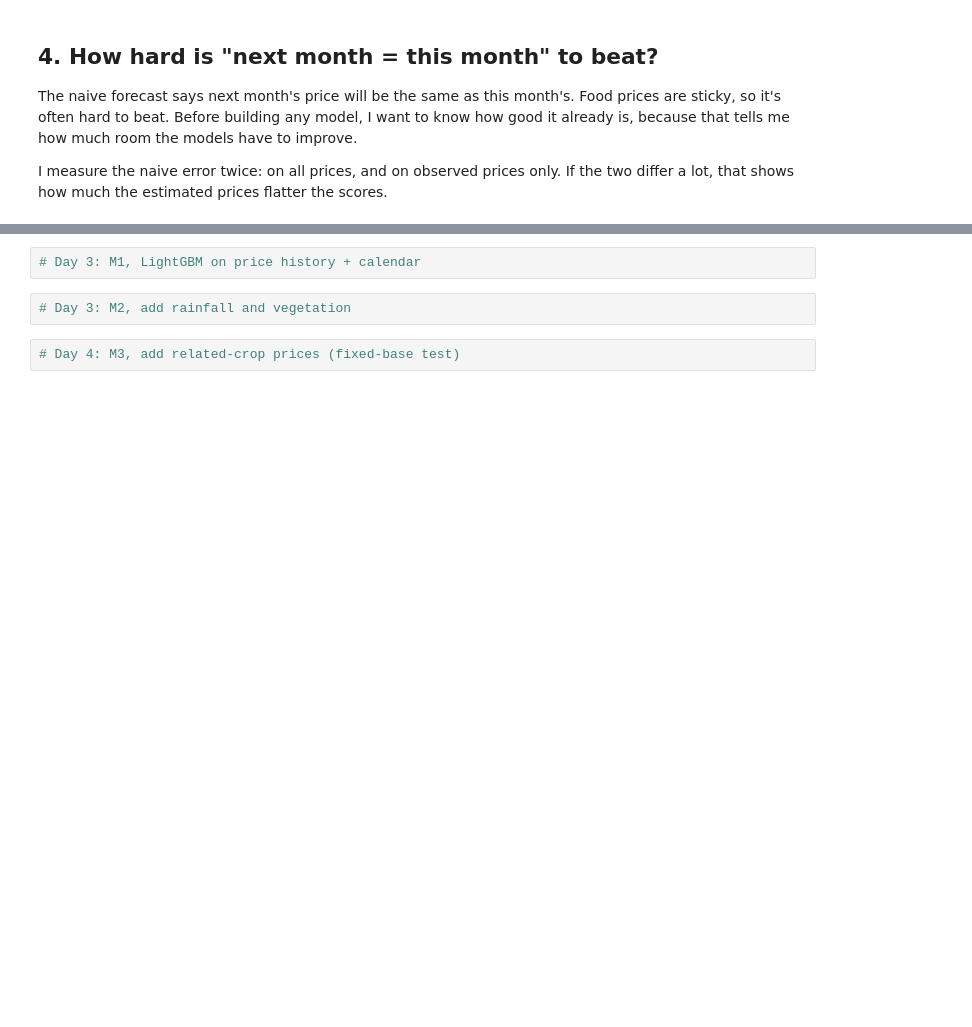
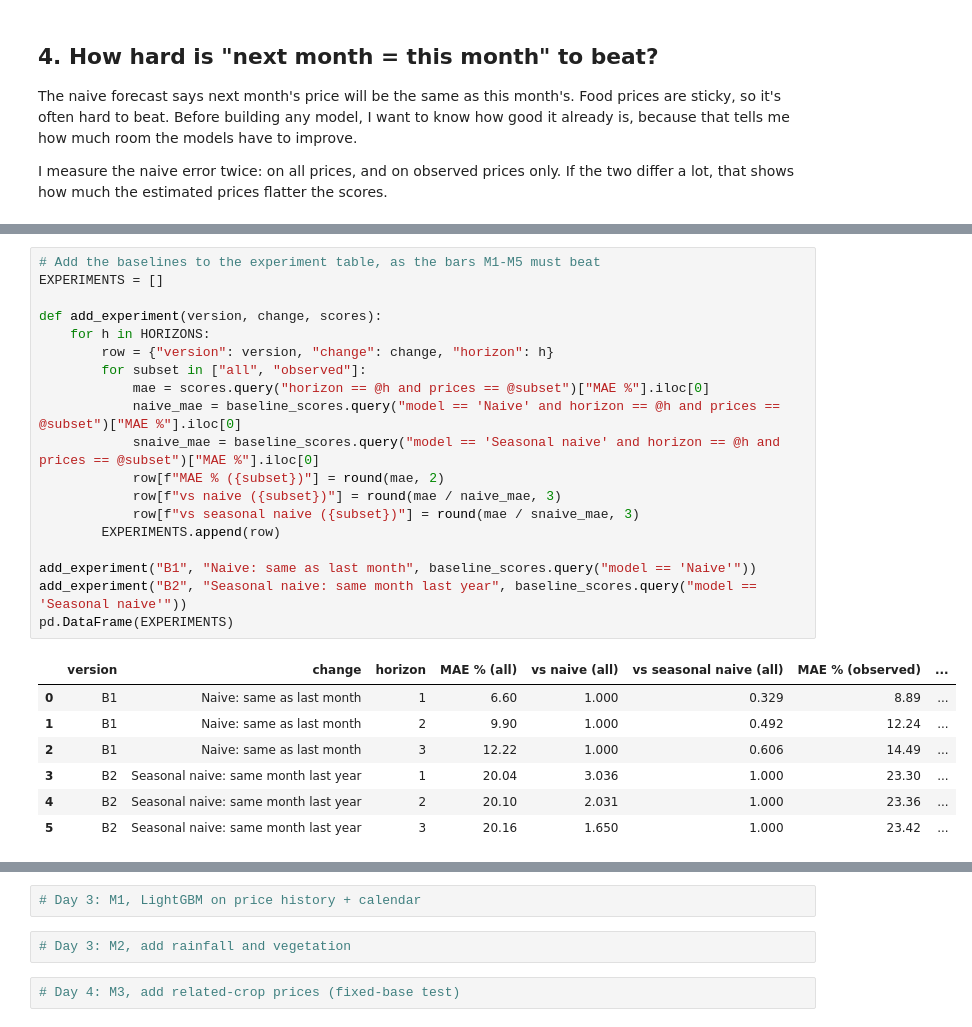
Before and after one commit to samerickwaks/sokoradar, a Jupyter notebook: notebooks/modelling/02_model_build.ipynb, the cells around one changed output, grey strips where cells are left out. Drawn from its saved outputs; the diff is of its cells as text; blank space fills up the shorter version.

```diff
--- a/notebooks/modelling/02_model_build.ipynb
+++ b/notebooks/modelling/02_model_build.ipynb
@@ -197,0 +530,27 @@ _Naive and seasonal naive, scored through the harness. These are the bars every
+# %%
+# Add the baselines to the experiment table, as the bars M1-M5 must beat
+EXPERIMENTS = []
+
+def add_experiment(version, change, scores):
+    for h in HORIZONS:
+        row = {"version": version, "change": change, "horizon": h}
+        for subset in ["all", "observed"]:
+            mae = scores.query("horizon == @h and prices == @subset")["MAE %"].iloc[0]
+            naive_mae = baseline_scores.query("model == 'Naive' and horizon == @h and prices == @subset")["MAE %"].iloc[0]
+            snaive_mae = baseline_scores.query("model == 'Seasonal naive' and horizon == @h and prices == @subset")["MAE %"].iloc[0]
+            row[f"MAE % ({subset})"] = round(mae, 2)
+            row[f"vs naive ({subset})"] = round(mae / naive_mae, 3)
+            row[f"vs seasonal naive ({subset})"] = round(mae / snaive_mae, 3)
+        EXPERIMENTS.append(row)
+
+add_experiment("B1", "Naive: same as last month", baseline_scores.query("model == 'Naive'"))
+add_experiment("B2", "Seasonal naive: same month last year", baseline_scores.query("model == 'Seasonal naive'"))
+pd.DataFrame(EXPERIMENTS)
+# %% [output]
+|  | version | change | horizon | MAE % (all) | vs naive (all) | vs seasonal naive (all) | MAE % (observed) | ... |
+| 0 | B1 | Naive: same as last month | 1 | 6.60 | 1.000 | 0.329 | 8.89 | ... |
+| 1 | B1 | Naive: same as last month | 2 | 9.90 | 1.000 | 0.492 | 12.24 | ... |
+| 2 | B1 | Naive: same as last month | 3 | 12.22 | 1.000 | 0.606 | 14.49 | ... |
+| 3 | B2 | Seasonal naive: same month last year | 1 | 20.04 | 3.036 | 1.000 | 23.30 | ... |
+| 4 | B2 | Seasonal naive: same month last year | 2 | 20.10 | 2.031 | 1.000 | 23.36 | ... |
+| 5 | B2 | Seasonal naive: same month last year | 3 | 20.16 | 1.650 | 1.000 | 23.42 | ... |
```
Also changed, not shown: parts of 52 cells of this notebook.
